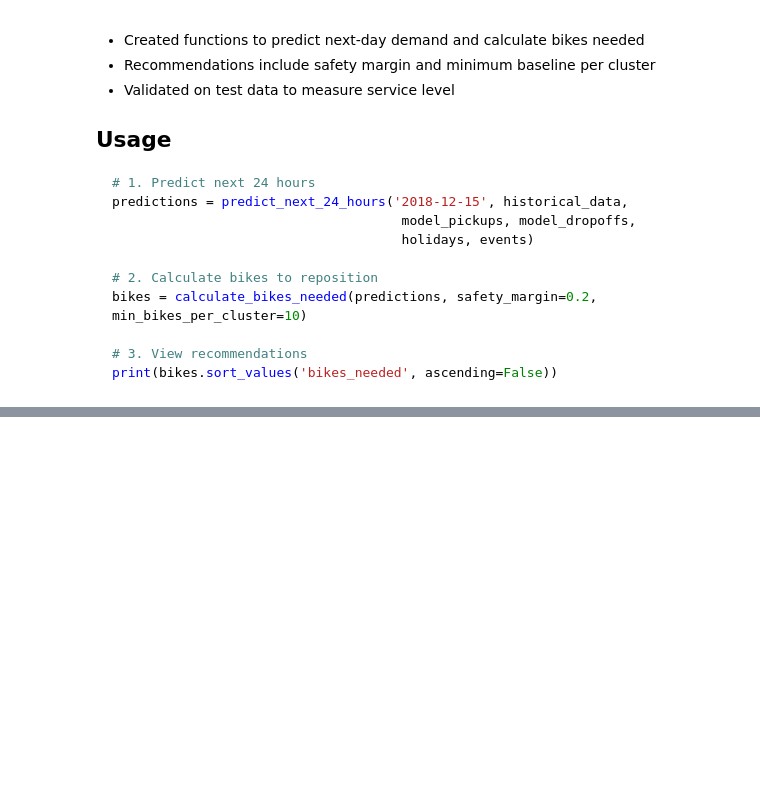
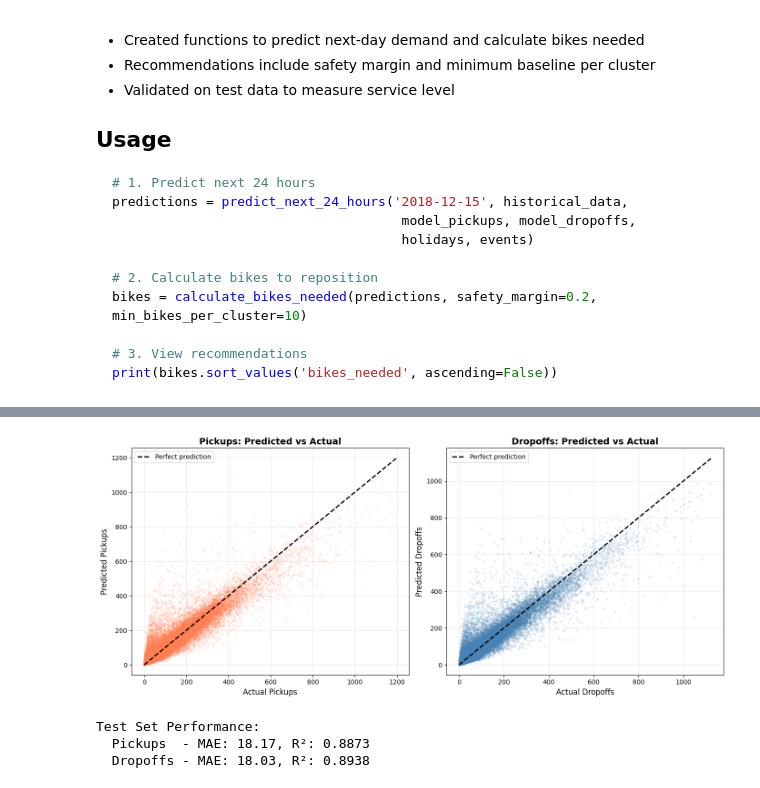
Before and after one commit to EstebanPerez99/Analysis-of-NY-Citi-Bike-stations, a Jupyter notebook: project_final.ipynb, the cells around one changed output, grey strips where cells are left out. Saved outputs shown, nothing was run; the diff lists cells and outputs as text; code cells hidden in the pictures; blank space fills up the shorter version.

```diff
--- a/project_final.ipynb
+++ b/project_final.ipynb
@@ -1113,0 +1331,49 @@ print(bikes.sort_values('bikes_needed', ascending=False))
+# %%
+# ============================================================================
+# Visualization: Pickups & Dropoffs - Predicted vs Actual (Scatter Plots)
+# ============================================================================
+
+# Generate predictions for entire test set
+test_predictions = test_data.copy()
+test_predictions['pred_pickups'] = model_pickups.predict(test_predictions[feature_cols].fillna(0))
+test_predictions['pred_dropoffs'] = model_dropoffs.predict(test_predictions[feature_cols].fillna(0))
+
+fig, axes = plt.subplots(1, 2, figsize=(14, 6))
+
+# Pickups scatter
+ax1 = axes[0]
+ax1.scatter(test_predictions['pickups'], test_predictions['pred_pickups'],
+            alpha=0.1, s=5, color='coral')
+max_val = max(test_predictions['pickups'].max(), test_predictions['pred_pickups'].max())
+ax1.plot([0, max_val], [0, max_val], 'k--', linewidth=2, label='Perfect prediction')
+ax1.set_xlabel('Actual Pickups', fontsize=12)
+ax1.set_ylabel('Predicted Pickups', fontsize=12)
+ax1.set_title('Pickups: Predicted vs Actual', fontsize=14, fontweight='bold')
+ax1.legend()
+ax1.grid(True, alpha=0.3)
+
+# Dropoffs scatter
+ax2 = axes[1]
+ax2.scatter(test_predictions['dropoffs'], test_predictions['pred_dropoffs'],
+            alpha=0.1, s=5, color='steelblue')
+max_val = max(test_predictions['dropoffs'].max(), test_predictions['pred_dropoffs'].max())
+ax2.plot([0, max_val], [0, max_val], 'k--', linewidth=2, label='Perfect prediction')
+ax2.set_xlabel('Actual Dropoffs', fontsize=12)
+ax2.set_ylabel('Predicted Dropoffs', fontsize=12)
+ax2.set_title('Dropoffs: Predicted vs Actual', fontsize=14, fontweight='bold')
+ax2.legend()
+ax2.grid(True, alpha=0.3)
+
+plt.tight_layout()
+plt.show()
+
+# Calculate metrics
+from sklearn.metrics import mean_absolute_error, r2_score
+print("\nTest Set Performance:")
+print(f"  Pickups  - MAE: {mean_absolute_error(test_predictions['pickups'], test_predictions['pred_pickups']):.2f}, R²: {r2_score(test_predictions['pickups'], test_predictions['pred_pickups']):.4f}")
+print(f"  Dropoffs - MAE: {mean_absolute_error(test_predictions['dropoffs'], test_predictions['pred_dropoffs']):.2f}, R²: {r2_score(test_predictions['dropoffs'], test_predictions['pred_dropoffs']):.4f}")
+# %% [output]
+[figure, added]
+Test Set Performance:
+  Pickups  - MAE: 18.17, R²: 0.8873
+  Dropoffs - MAE: 18.03, R²: 0.8938
```
Also changed, not shown: parts of 11 cells of this notebook.
